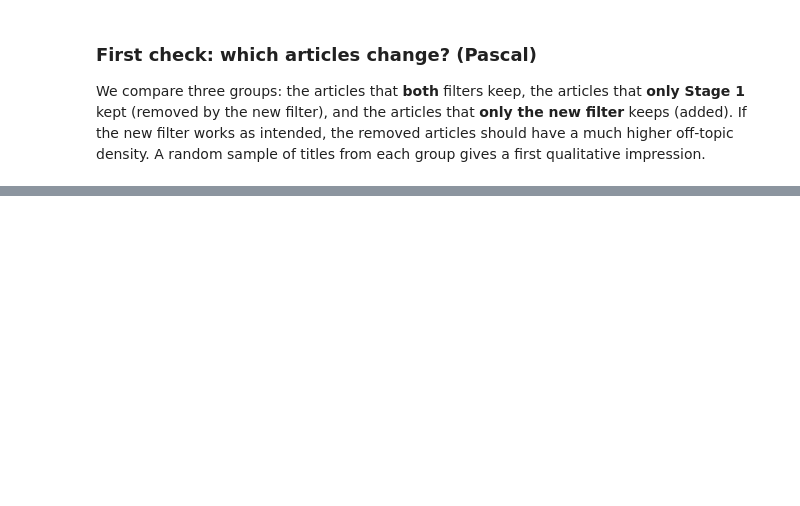
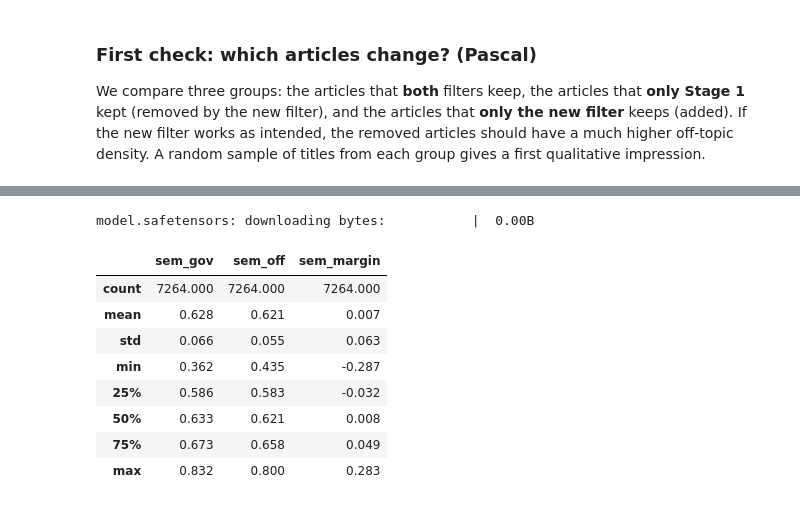
Before and after one commit to Pascingo/CTA-media-analysis, a Jupyter notebook: Stage_3.ipynb, the cells around one changed output, grey strips where cells are left out. Saved outputs shown, nothing was run; the diff lists cells and outputs as text; code cells hidden in the pictures; blank space fills up the shorter version.

```diff
--- a/Stage_3.ipynb
+++ b/Stage_3.ipynb
@@ -314,0 +400,67 @@ for name, mask in groups.items():
+# %%
+
+
+EMBEDDING_MODEL = "BAAI/bge-small-en-v1.5"
+LEAD_WORDS = 200
+
+GOV_PROTOTYPES = {
+    "regulation":     "Governments and lawmakers pass laws and regulations for artificial intelligence, such as the EU AI Act.",
+    "enforcement":    "A regulator investigates an AI company, imposes a fine or orders it to change its practices.",
+    "lawsuits":       "A lawsuit about copyright infringement or liability for AI-generated content.",
+    "bias_fairness":  "Concerns about algorithmic bias, discrimination and fairness of AI systems.",
+    "safety_security":"AI safety and security: testing frontier models, red teaming, prompt injection and misuse risks.",
+    "accountability": "Debate about transparency, accountability and human oversight of AI systems.",
+    "privacy":        "Data protection authorities examine how AI models use personal data and privacy.",
+    "deepfakes":      "Rules and policies against deepfakes, AI-generated misinformation and harmful content.",
+}
+
+OFF_PROTOTYPES = {
+    "politics":       "Election campaigns, political parties, wars and foreign policy.",
+    "energy":         "Energy demand of data centers, electricity grids and power plants.",
+    "earnings":       "A company reports revenue and earnings, or a startup raises a funding round.",
+    "enterprise":     "An enterprise software vendor launches a new product for developers and IT teams.",
+    "industry_use":   "How AI is used in healthcare, manufacturing, finance or supply chains to improve efficiency.",
+    "market_report":  "A market research report with market size, growth forecast and key players.",
+    "cybersecurity":  "A cybersecurity company offers threat detection and protection against hackers.",
+    "boilerplate":    "Privacy notice, cookie policy, terms of use or a personal profile page on a website.",
+}
+
+
+def lead_text(title, content, n_words=LEAD_WORDS):
+    content = re.sub(r"<[^>]+>", " ", str(content))
+    return f"{title}. " + " ".join(content.split()[:n_words])
+
+
+candidates = df[df["gov_lexical"]]
+LEAD_EMB_FILE = os.path.join(STAGE3_FOLDER, "lead_embeddings.npz")
+
+embedder = SentenceTransformer(EMBEDDING_MODEL)
+
+# Load the cached embeddings only if they belong to exactly the same candidate articles
+lead_emb = None
+if os.path.exists(LEAD_EMB_FILE):
+    cached = np.load(LEAD_EMB_FILE)
+    if np.array_equal(cached["doc_ids"], candidates.index.to_numpy()):
+        lead_emb = cached["embeddings"]
+        print("Loaded lead embeddings from cache.")
+
+if lead_emb is None:
+    leads = [lead_text(t, c) for t, c in zip(candidates["title"].fillna(""), candidates["content"])]
+    lead_emb = embedder.encode(leads, batch_size=64, normalize_embeddings=True, show_progress_bar=True)
+    np.savez(LEAD_EMB_FILE, doc_ids=candidates.index.to_numpy(), embeddings=lead_emb)
+
+gov_proto_emb = embedder.encode(list(GOV_PROTOTYPES.values()), normalize_embeddings=True)
+off_proto_emb = embedder.encode(list(OFF_PROTOTYPES.values()), normalize_embeddings=True)
+
+# Cosine similarity (embeddings are normalized, so the dot product is enough)
+gov_sim = lead_emb @ gov_proto_emb.T
+off_sim = lead_emb @ off_proto_emb.T
+
+df.loc[candidates.index, "sem_gov"] = gov_sim.max(axis=1)
+df.loc[candidates.index, "sem_off"] = off_sim.max(axis=1)
+df.loc[candidates.index, "sem_margin"] = gov_sim.max(axis=1) - off_sim.max(axis=1)
+df.loc[candidates.index, "sem_gov_label"] = np.array(list(GOV_PROTOTYPES))[gov_sim.argmax(axis=1)]
+df.loc[candidates.index, "sem_off_label"] = np.array(list(OFF_PROTOTYPES))[off_sim.argmax(axis=1)]
+
+df.loc[candidates.index, ["sem_gov", "sem_off", "sem_margin"]].describe().round(3)
+# %% [output]
@@ -314,0 +469,10 @@ for name, mask in groups.items():
+model.safetensors: downloading bytes:           |  0.00B
+|  | sem_gov | sem_off | sem_margin |
+| count | 7264.000 | 7264.000 | 7264.000 |
+| mean | 0.628 | 0.621 | 0.007 |
+| std | 0.066 | 0.055 | 0.063 |
+| min | 0.362 | 0.435 | -0.287 |
+| 25% | 0.586 | 0.583 | -0.032 |
+| 50% | 0.633 | 0.621 | 0.008 |
+| 75% | 0.673 | 0.658 | 0.049 |
+| max | 0.832 | 0.800 | 0.283 |
```
Also changed, not shown: parts of 9 cells of this notebook.
